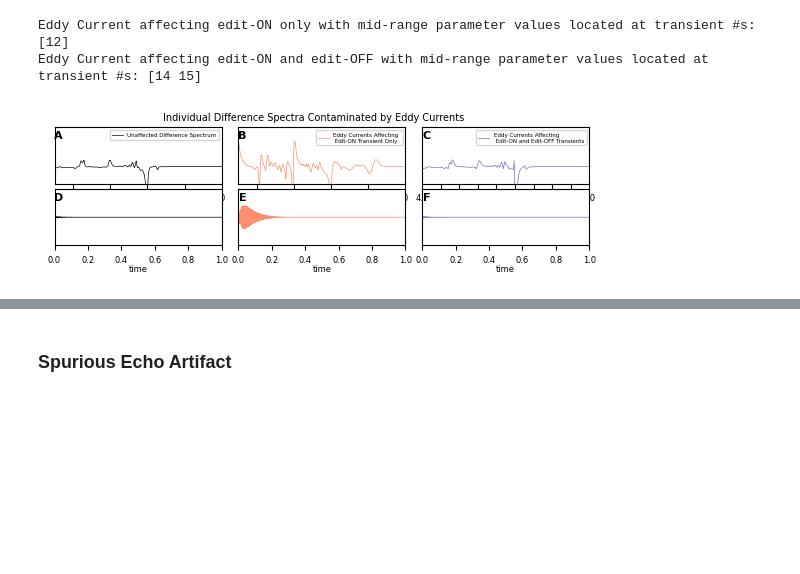
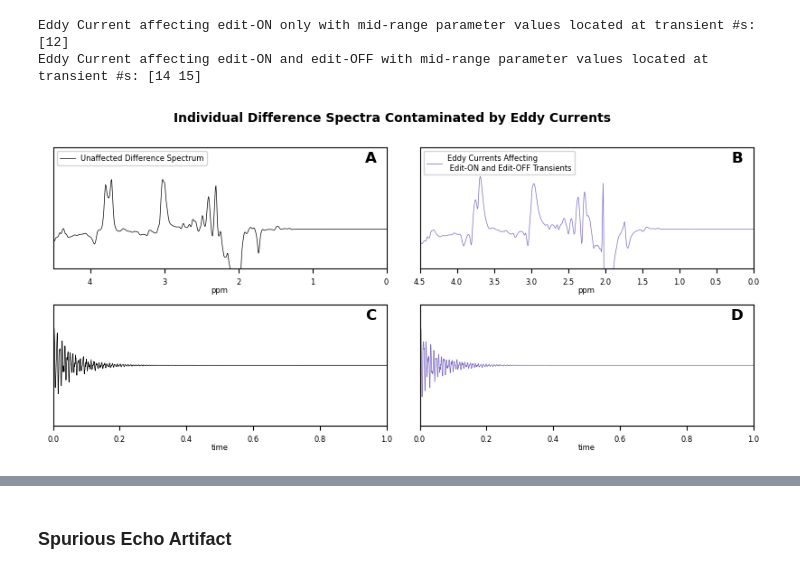
Before and after one commit to HarrisBrainLab/SMART_MRS, a Jupyter notebook: SMART_MRS Examples.ipynb, the cells around one changed output, grey strips where cells are left out. Cells and saved outputs as stored; diff of their text form; code cells hidden in the pictures; blank space fills up the shorter version.

```diff
--- a/SMART_MRS Examples.ipynb
+++ b/SMART_MRS Examples.ipynb
@@ -15,11 +16,12 @@ from artifacts import add_nuisance_peak, add_baseline, add_linebroad
 # %%
 # Load Necessary Data
-dir = "C:/Users/Hanna B/Desktop/Research/Projects/ArtifactSimulationToolboxPackage/"
+dir = ""
+img_dir = ""
 
-ppm = np.load(f"{dir}ppm_Sim.npy")
-time = np.load(f"{dir}time_Sim.npy")
-fids_on_gt = np.load(f"{dir}fidsOnGABA.npy")
-fids_off_gt = np.load(f"{dir}fidsOffGABA.npy")
+ppm = np.load(f"{dir}ppm.npy")
+time = np.load(f"{dir}time.npy")
+fids_on_gt = np.load(f"{dir}fids_on.npy")[0:1, :]
+fids_off_gt = np.load(f"{dir}fids_off.npy")[0:1, :]
 
 # Simulate Scan
 fids_on = fids_on_gt.repeat(160, axis=0)
@@ -30,3 +32,5 @@ fids, scaleFact = scale(fids)
 # Prepare Data
 mean_specs_gt = (to_specs(fids[0:1, :]) - to_specs(fids[1:2, :]))[0, :]
 start, end = np.where(ppm <= 0.01)[0][-1], np.where(ppm >= 4.53)[0][0]
+
+print(f'There are {fids.shape[0]} transients in the Scan each with {fids.shape[1]} spectral points.')
@@ -521,82 +362,82 @@ ec_locs_on = [12]
 ec_locs_both = [14,15]
 
 # Eddy Current Artifact with Mid-Range Parameter Values Inserted into Edit-ON Only
-fids, ec_locs = add_eddy_current_artifact(fids, time, amp=[amp[0]], tc=[tc[0]], ec_locs=ec_locs_on, nmb_ecs=1)                          # difference spectrum #6
+fids, ec_locs = add_eddy_current_artifact(fids, time, amp=[amp[0]], tc=[tc[0]], locs=ec_locs_on, num_trans=1)                          # difference spectrum #6
 print(f'Eddy Current affecting edit-ON only with mid-range parameter values located at transient #s: {ec_locs}')
 
 # Eddy Current Artifact with Mid-Range Parameter Values Inserted into Edit-ON and Edit-OFF
-fids, ec_locs = add_eddy_current_artifact(fids, time, amp=amp, tc=tc, ec_locs=ec_locs_both, nmb_ecs=2)                                  # difference spectrum #7
+fids, ec_locs = add_eddy_current_artifact(fids, time, amp=amp, tc=tc, locs=ec_locs_both, num_trans=2)                                  # difference spectrum #7
 print(f'Eddy Current affecting edit-ON and edit-OFF with mid-range parameter values located at transient #s: {ec_locs}')
 # %% [output]
 Eddy Current affecting edit-ON only with mid-range parameter values located at transient #s: [12]
 Eddy Current affecting edit-ON and edit-OFF with mid-range parameter values located at transient #s: [14 15]
 # %%
-# Prepare Eddy Current Contaminated Data for Plotting - MANUSCRIPT FIGURE
+# Prepare Eddy Current Contaminated Data for Plotting - LARGER MANUSCRIPT FIGURE
 on_specs, off_specs = undo_interleave(to_specs(fids))
 diff_specs = (on_specs - off_specs)
 
 # Frequency domain
-fig, ax = plt.subplots(2,3, figsize=(6.9,1.53))
+fig, ax = plt.subplots(2, 2, figsize=(10, 4))
 fig.patch.set_facecolor('white')
-fig.suptitle(f"Individual Difference Spectra Contaminated by Eddy Currents", fontsize=7)
+fig.suptitle(f"Individual Difference Spectra Contaminated by Eddy Currents", fontsize=10, fontweight="semibold")
 plt.rc('xtick', labelsize=6)
 ax[0,0].set_title(' ', fontsize=1)
 ax[0,0].plot(ppm, diff_specs[-1, :].real, 'black', linewidth=0.5, label="Unaffected Difference Spectrum")                                            # black
 ax[0,0].set_xlim(0.0, 4.5)
 ax[0,0].xaxis.set_major_locator(plticker.MultipleLocator(base=1.0))
 ax[0,0].set_xlabel('ppm', fontsize=6, labelpad=0.01)
 ax[0,0].invert_xaxis()
-ax[0,0].set_ylim(-0.015, 0.035)
+ax[0,0].set_ylim(-0.0045, 0.0095)
 ax[0,0].get_yaxis().set_visible(False)
-ax[0,0].legend(loc="upper right", fontsize=4)
+ax[0,0].legend(loc="upper left", fontsize=6)
 
-ax[0,1].plot(ppm, diff_specs[int(ec_locs_on[0]/2), :].real, '#FF8E6E', linewidth=0.5, label="Eddy Currents Affecting \n Edit-ON Transient Only")                 # orange
+# ax[0,1].plot(ppm, diff_specs[int(ec_locs_on[0]/2), :].real, '#FF8E6E', linewidth=0.5, label="Eddy Currents Affecting \n Edit-ON Transient Only")                 # orange
+# ax[0,1].set_xlim(0.0, 4.5)
+# ax[0,1].xaxis.set_major_locator(plticker.MultipleLocator(base=1.0))
+# ax[0,1].set_xlabel('ppm', fontsize=6, labelpad=0.01)
+# ax[0,1].invert_xaxis()
+# ax[0,1].set_ylim(-0.0045, 0.0065)
+# ax[0,1].get_yaxis().set_visible(False)
+# ax[0,1].legend(loc="upper left", fontsize=6)
+
+ax[0,1].plot(ppm, diff_specs[int(ec_locs_both[0]/2), :].real, '#7E6BC4', linewidth=0.5, label="Eddy Currents Affecting \n Edit-ON and Edit-OFF Transients")            # purple
 ax[0,1].set_xlim(0.0, 4.5)
-ax[0,1].xaxis.set_major_locator(plticker.MultipleLocator(base=1.0))
+ax[0,1].xaxis.set_major_locator(plticker.MultipleLocator(base=0.5))
 ax[0,1].set_xlabel('ppm', fontsize=6, labelpad=0.01)
 ax[0,1].invert_xaxis()
-ax[0,1].set_ylim(-0.015, 0.035)
+ax[0,1].set_ylim(-0.0045, 0.0095)
 ax[0,1].get_yaxis().set_visible(False)
-ax[0,1].legend(loc="upper right", fontsize=4)
-
-ax[0,2].plot(ppm, diff_specs[int(ec_locs_both[0]/2), :].real, '#7E6BC4', linewidth=0.5, label="Eddy Currents Affecting \n Edit-ON and Edit-OFF Transients")            # purple
-ax[0,2].set_xlim(0.0, 4.5)
-ax[0,2].xaxis.set_major_locator(plticker.MultipleLocator(base=0.5))
-ax[0,2].set_xlabel('ppm', fontsize=6, labelpad=0.01)
-ax[0,2].invert_xaxis()
-ax[0,2].set_ylim(-0.015, 0.035)
-ax[0,2].get_yaxis().set_visible(False)
-ax[0,2].legend(loc="upper right", fontsize=4)
+ax[0,1].legend(loc="upper left", fontsize=6)
 
 
 # Time domain
 on_fids, off_fids = undo_interleave((fids))
 diff_fids = (on_fids - off_fids)
 
 ax[1,0].plot(time, diff_fids[-1, :].real, 'black', linewidth=0.5, label="Unaffected difference transient")                                            # black
 ax[1,0].set_xlim(0.0, 1.0)
 ax[1,0].set_xlabel('time', fontsize=6, labelpad=0.01)
-ax[1,0].set_ylim(-0.015, 0.015)
+ax[1,0].set_ylim(-0.001, 0.001)
 ax[1,0].get_yaxis().set_visible(False)
 
-ax[1,1].plot(time, diff_fids[int(ec_locs_on[0]/2), :].real, '#FF8E6E', linewidth=0.5, label="Eddy Currents Affecting ON Transient Only")                 # orange
+# ax[1,1].plot(time, diff_fids[int(ec_locs_on[0]/2), :].real, '#FF8E6E', linewidth=0.5, label="Eddy Currents Affecting ON Transient Only")                 # orange
+# ax[1,1].set_xlim(0.0, 1.0)
+# ax[1,1].set_xlabel('time', fontsize=6, labelpad=0.01)
+# ax[1,1].set_ylim(-0.015, 0.015)
+# ax[1,1].get_yaxis().set_visible(False)
+
+ax[1,1].plot(time, diff_fids[int(ec_locs_both[0]/2), :].real, '#7E6BC4', linewidth=0.5, label="Eddy Currents Affecting ON and OFF Transient")            # purple
 ax[1,1].set_xlim(0.0, 1.0)
 ax[1,1].set_xlabel('time', fontsize=6, labelpad=0.01)
-ax[1,1].set_ylim(-0.015, 0.015)
+ax[1,1].set_ylim(-0.001, 0.001)
 ax[1,1].get_yaxis().set_visible(False)
 
-ax[1,2].plot(time, diff_fids[int(ec_locs_both[0]/2), :].real, '#7E6BC4', linewidth=0.5, label="Eddy Currents Affecting ON and OFF Transient")            # purple
-ax[1,2].set_xlim(0.0, 1.0)
-ax[1,2].set_xlabel('time', fontsize=6, labelpad=0.01)
-ax[1,2].set_ylim(-0.015, 0.015)
-ax[1,2].get_yaxis().set_visible(False)
-
-label_subplots_2D(ax, xpos=0.05, ypos=0.95, size=8)
-plt.subplots_adjust(wspace=0.1, hspace=0.1)
+label_subplots_2D(ax, xpos=0.97, ypos=0.97, size=12, nine=False)
+plt.subplots_adjust(wspace=0.1, hspace=0.3)
 plt.show()
 
 fig.tight_layout(pad=0.075)
-fig.savefig(f'{dir}/v4/EC_TIFF.TIFF', dpi=400)
-fig.savefig(f'{dir}/v4/EC_png.png', dpi=400)
+fig.savefig(f'{img_dir}EC_TIFF.TIFF', dpi=400)
+fig.savefig(f'{img_dir}EC_png.png', dpi=400)
 # %% [output]
-[figure, old version]
+[figure, new version]
```
Also changed, not shown: parts of 31 cells of this notebook, 11 other files.
